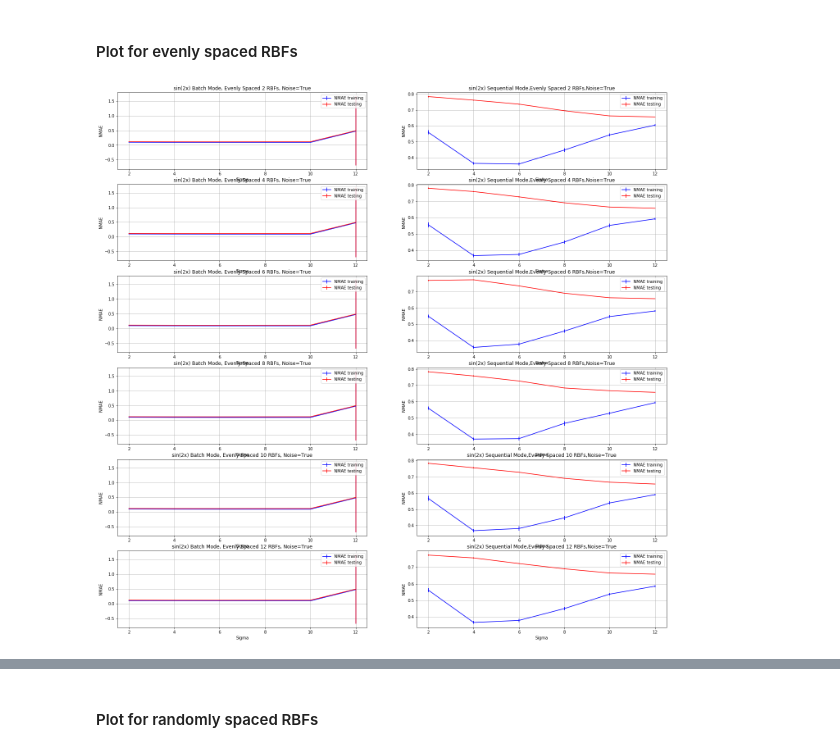
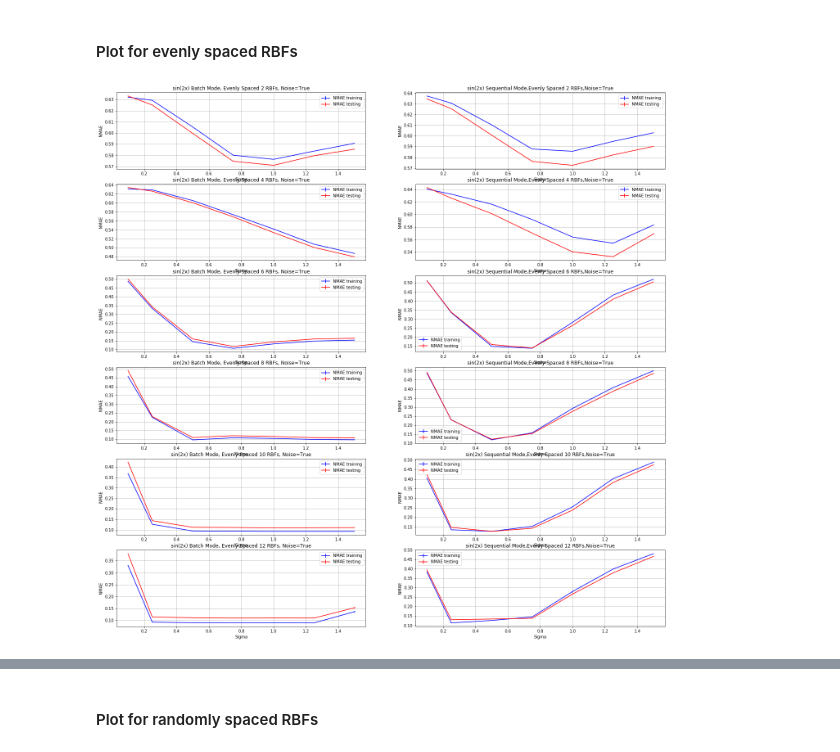
Before and after one commit to smallgreycreatures/DD2437, a Jupyter notebook: lab2/Assignmentpart1_3.1-2.ipynb, the cells around one changed output, grey strips where cells are left out. Cells and saved outputs as stored; diff of their text form; code cells hidden in the pictures.

```diff
--- a/lab2/Assignmentpart1_3.1-2.ipynb
+++ b/lab2/Assignmentpart1_3.1-2.ipynb
@@ -127,9 +149,9 @@ def predict(x_s,mu_s,sigma,w):
 # %% [markdown]
 ### 3.1 Batch mode training using least squares - supervised learning of network weights
 # %%
-sigma = 1
-num_of_rbf = [2,4,6,8,10,12]
-repeat = 100
+sigma = 0.2
+num_of_rbf = [20,22,24,26,28,30,32,34,36,38,40,42,44,46,48,50]
+repeat = 10
 
 data_testing_es = np.zeros((repeat,len(num_of_rbf),2))
 data_testing_r = np.zeros((repeat,len(num_of_rbf),2))
@@ -209,7 +231,7 @@ plt.show()
 # %% [markdown]
 #### Checking NMAE for delta rule learning with varying learning rate
 # %%
-repeat = 100
+repeat = 10
 eta = [1e-1,5e-2,1e-2,5e-3,1e-3,5e-4,1e-4]
 epochs = 20
 sigma = 1
@@ -234,11 +256,11 @@ for times in range(repeat):
         f_hat_seq_es = []
         f_hat_seq_r = []
 
-        for elem in range(test_patterns.shape[0]):
-            tmp_es = predict(np.array([test_patterns[elem]]),mu_es,sigma,w_seq_es)
-            tmp_r = predict(np.array([test_patterns[elem]]),mu_r,sigma,w_seq_r)
-            f_hat_seq_es.append(tmp_es)
-            f_hat_seq_r.append(tmp_r)
+        #for elem in range(test_patterns.shape[0]):
+        tmp_es = predict_seq(test_patterns,mu_es,sigma,w_seq_es)
+        tmp_r = predict_seq(test_patterns,mu_r,sigma,w_seq_r)
+        f_hat_seq_es.append(tmp_es)
+        f_hat_seq_r.append(tmp_r)
 
         data_testing_es_seq[times,it] = calculate_NMAE(f_hat_seq_es,test_targets)
         data_testing_r_seq[times,it] = calculate_NMAE(f_hat_seq_r,test_targets)
@@ -361,8 +385,8 @@ ax12 = fig1.add_subplot(6,2,12)
 #print(np.var(data_training_es[3,:,:],axis=1))
 
 
-ax1.errorbar(num_of_rbf,np.mean(data_training_es[0,:,:],axis=1),yerr=np.var(data_training_es[0,:,:],axis=1),fmt='b',label='NMAE training')
-ax1.errorbar(num_of_rbf,np.mean(data_testing_es[0,:,:],axis=1),yerr=np.var(data_testing_es[0,:,:],axis=1),fmt='r',label='NMAE testing')
+ax1.errorbar(sigmas,np.mean(data_training_es[0,:,:],axis=1),yerr=np.var(data_training_es[0,:,:],axis=1),fmt='b',label='NMAE training')
+ax1.errorbar(sigmas,np.mean(data_testing_es[0,:,:],axis=1),yerr=np.var(data_testing_es[0,:,:],axis=1),fmt='r',label='NMAE testing')
 ax1.set_title('sin(2x) Batch Mode, Evenly Spaced '+str(num_of_rbf[0])+' RBFs, Noise=True')
 ax1.set_xlabel('Sigma')
 ax1.set_ylabel('NMAE')
@@ -371,8 +395,8 @@ ax1.grid(True)
 #ax1.set_xlim([2,12])
 #ax1.set_ylim([0,0.8])
 
-ax2.errorbar(num_of_rbf,np.mean(data_training_es_seq[0,:,:],axis=1),yerr=np.var(data_training_es_seq[0,:,:],axis=1),fmt='b',label='NMAE training')
-ax2.errorbar(num_of_rbf,np.mean(data_testing_es_seq[0,:,:],axis=1),yerr=np.var(data_testing_es_seq[0,:,:],axis=1),fmt='r',label='NMAE testing')
+ax2.errorbar(sigmas,np.mean(data_training_es_seq[0,:,:],axis=1),yerr=np.var(data_training_es_seq[0,:,:],axis=1),fmt='b',label='NMAE training')
+ax2.errorbar(sigmas,np.mean(data_testing_es_seq[0,:,:],axis=1),yerr=np.var(data_testing_es_seq[0,:,:],axis=1),fmt='r',label='NMAE testing')
 ax2.set_title('sin(2x) Sequential Mode,Evenly Spaced '+str(num_of_rbf[0])+' RBFs,Noise=True')
 ax2.set_xlabel('Sigma')
 ax2.set_ylabel('NMAE')
@@ -381,8 +405,8 @@ ax2.grid(True)
 #ax2.set_xlim([2,12])
 #ax2.set_ylim([0,0.8])
 
-ax3.errorbar(num_of_rbf,np.mean(data_training_es[1,:,:],axis=1),yerr=np.var(data_training_es[1,:,:],axis=1),fmt='b',label='NMAE training')
-ax3.errorbar(num_of_rbf,np.mean(data_testing_es[1,:,:],axis=1),yerr=np.var(data_testing_es[1,:,:],axis=1),fmt='r',label='NMAE testing')
+ax3.errorbar(sigmas,np.mean(data_training_es[1,:,:],axis=1),yerr=np.var(data_training_es[1,:,:],axis=1),fmt='b',label='NMAE training')
+ax3.errorbar(sigmas,np.mean(data_testing_es[1,:,:],axis=1),yerr=np.var(data_testing_es[1,:,:],axis=1),fmt='r',label='NMAE testing')
 ax3.set_title('sin(2x) Batch Mode, Evenly Spaced '+str(num_of_rbf[1])+' RBFs, Noise=True')
 ax3.set_xlabel('Sigma')
 ax3.set_ylabel('NMAE')
@@ -392,8 +416,8 @@ ax3.grid(True)
 #ax1.set_ylim([0,0.8])
 
 
-ax4.errorbar(num_of_rbf,np.mean(data_training_es_seq[1,:,:],axis=1),yerr=np.var(data_training_es_seq[1,:,:],axis=1),fmt='b',label='NMAE training')
-ax4.errorbar(num_of_rbf,np.mean(data_testing_es_seq[1,:,:],axis=1),yerr=np.var(data_testing_es_seq[1,:,:],axis=1),fmt='r',label='NMAE testing')
+ax4.errorbar(sigmas,np.mean(data_training_es_seq[1,:,:],axis=1),yerr=np.var(data_training_es_seq[1,:,:],axis=1),fmt='b',label='NMAE training')
+ax4.errorbar(sigmas,np.mean(data_testing_es_seq[1,:,:],axis=1),yerr=np.var(data_testing_es_seq[1,:,:],axis=1),fmt='r',label='NMAE testing')
 ax4.set_title('sin(2x) Sequential Mode,Evenly Spaced '+str(num_of_rbf[1])+' RBFs,Noise=True')
 ax4.set_xlabel('Sigma')
 ax4.set_ylabel('NMAE')
@@ -402,8 +426,8 @@ ax4.grid(True)
 #ax2.set_xlim([2,12])
 #ax2.set_ylim([0,0.8])
 
-ax5.errorbar(num_of_rbf,np.mean(data_training_es[2,:,:],axis=1),yerr=np.var(data_training_es[2,:,:],axis=1),fmt='b',label='NMAE training')
-ax5.errorbar(num_of_rbf,np.mean(data_testing_es[2,:,:],axis=1),yerr=np.var(data_testing_es[2,:,:],axis=1),fmt='r',label='NMAE testing')
+ax5.errorbar(sigmas,np.mean(data_training_es[2,:,:],axis=1),yerr=np.var(data_training_es[2,:,:],axis=1),fmt='b',label='NMAE training')
+ax5.errorbar(sigmas,np.mean(data_testing_es[2,:,:],axis=1),yerr=np.var(data_testing_es[2,:,:],axis=1),fmt='r',label='NMAE testing')
 ax5.set_title('sin(2x) Batch Mode, Evenly Spaced '+str(num_of_rbf[2])+' RBFs, Noise=True')
 ax5.set_xlabel('Sigma')
 ax5.set_ylabel('NMAE')
@@ -412,8 +436,8 @@ ax5.grid(True)
 #ax1.set_xlim([2,12])
 #ax1.set_ylim([0,0.8])
 
-ax6.errorbar(num_of_rbf,np.mean(data_training_es_seq[2,:,:],axis=1),yerr=np.var(data_training_es_seq[2,:,:],axis=1),fmt='b',label='NMAE training')
-ax6.errorbar(num_of_rbf,np.mean(data_testing_es_seq[2,:,:],axis=1),yerr=np.var(data_testing_es_seq[2,:,:],axis=1),fmt='r',label='NMAE testing')
+ax6.errorbar(sigmas,np.mean(data_training_es_seq[2,:,:],axis=1),yerr=np.var(data_training_es_seq[2,:,:],axis=1),fmt='b',label='NMAE training')
+ax6.errorbar(sigmas,np.mean(data_testing_es_seq[2,:,:],axis=1),yerr=np.var(data_testing_es_seq[2,:,:],axis=1),fmt='r',label='NMAE testing')
 ax6.set_title('sin(2x) Sequential Mode,Evenly Spaced '+str(num_of_rbf[2])+' RBFs,Noise=True')
 ax6.set_xlabel('Sigma')
 ax6.set_ylabel('NMAE')
@@ -423,8 +447,8 @@ ax6.grid(True)
 #ax2.set_ylim([0,0.8])
 
 
-ax7.errorbar(num_of_rbf,np.mean(data_training_es[3,:,:],axis=1),yerr=np.around(np.var(data_training_es[3,:,:],axis=1),2),fmt='b',label='NMAE training')
-ax7.errorbar(num_of_rbf,np.mean(data_testing_es[3,:,:],axis=1),yerr=np.around(np.var(data_testing_es[3,:,:],axis=1),2),fmt='r',label='NMAE testing')
+ax7.errorbar(sigmas,np.mean(data_training_es[3,:,:],axis=1),yerr=np.around(np.var(data_training_es[3,:,:],axis=1),2),fmt='b',label='NMAE training')
+ax7.errorbar(sigmas,np.mean(data_testing_es[3,:,:],axis=1),yerr=np.around(np.var(data_testing_es[3,:,:],axis=1),2),fmt='r',label='NMAE testing')
 ax7.set_title('sin(2x) Batch Mode, Evenly Spaced '+str(num_of_rbf[3])+' RBFs, Noise=True')
 ax7.set_xlabel('Sigma')
 ax7.set_ylabel('NMAE')
@@ -434,8 +458,8 @@ ax7.grid(True)
 #ax1.set_ylim([0,0.8])
 
 
-ax8.errorbar(num_of_rbf,np.mean(data_training_es_seq[3,:,:],axis=1),yerr=np.var(data_training_es_seq[3,:,:],axis=1),fmt='b',label='NMAE training')
-ax8.errorbar(num_of_rbf,np.mean(data_testing_es_seq[3,:,:],axis=1),yerr=np.var(data_testing_es_seq[3,:,:],axis=1),fmt='r',label='NMAE testing')
+ax8.errorbar(sigmas,np.mean(data_training_es_seq[3,:,:],axis=1),yerr=np.var(data_training_es_seq[3,:,:],axis=1),fmt='b',label='NMAE training')
+ax8.errorbar(sigmas,np.mean(data_testing_es_seq[3,:,:],axis=1),yerr=np.var(data_testing_es_seq[3,:,:],axis=1),fmt='r',label='NMAE testing')
 ax8.set_title('sin(2x) Sequential Mode,Evenly Spaced '+str(num_of_rbf[3])+' RBFs,Noise=True')
 ax8.set_xlabel('Sigma')
 ax8.set_ylabel('NMAE')
@@ -444,8 +468,8 @@ ax8.grid(True)
 #ax2.set_xlim([2,12])
 #ax2.set_ylim([0,0.8])
 
-ax9.errorbar(num_of_rbf,np.mean(data_training_es[4,:,:],axis=1),yerr=np.var(data_training_es[4,:,:],axis=1),fmt='b',label='NMAE training')
-ax9.errorbar(num_of_rbf,np.mean(data_testing_es[4,:,:],axis=1),yerr=np.var(data_testing_es[4,:,:],axis=1),fmt='r',label='NMAE testing')
+ax9.errorbar(sigmas,np.mean(data_training_es[4,:,:],axis=1),yerr=np.var(data_training_es[4,:,:],axis=1),fmt='b',label='NMAE training')
+ax9.errorbar(sigmas,np.mean(data_testing_es[4,:,:],axis=1),yerr=np.var(data_testing_es[4,:,:],axis=1),fmt='r',label='NMAE testing')
 ax9.set_title('sin(2x) Batch Mode, Evenly Spaced '+str(num_of_rbf[4])+' RBFs, Noise=True')
 ax9.set_xlabel('Sigma')
 ax9.set_ylabel('NMAE')
@@ -454,38 +478,38 @@ ax9.grid(True)
 #ax1.set_xlim([2,12])
 #ax1.set_ylim([0,0.8])
 
-ax10.errorbar(num_of_rbf,np.mean(data_training_es_seq[4,:,:],axis=1),yerr=np.var(data_training_es_seq[4,:,:],axis=1),fmt='b',label='NMAE training')
-ax10.errorbar(num_of_rbf,np.mean(data_testing_es_seq[4,:,:],axis=1),yerr=np.var(data_testing_es_seq[4,:,:],axis=1),fmt='r',label='NMAE testing')
+ax10.errorbar(sigmas,np.mean(data_training_es_seq[4,:,:],axis=1),yerr=np.var(data_training_es_seq[4,:,:],axis=1),fmt='b',label='NMAE training')
+ax10.errorbar(sigmas,np.mean(data_testing_es_seq[4,:,:],axis=1),yerr=np.var(data_testing_es_seq[4,:,:],axis=1),fmt='r',label='NMAE testing')
 ax10.set_title('sin(2x) Sequential Mode,Evenly Spaced '+str(num_of_rbf[4])+' RBFs,Noise=True')
 ax10.set_xlabel('Sigma')
 ax10.set_ylabel('NMAE')
 ax10.legend()
 ax10.grid(True)
 #ax2.set_xlim([2,12])
 #ax2.set_ylim([0,0.8])
 
-ax11.errorbar(num_of_rbf,np.mean(data_training_es[5,:,:],axis=1),yerr=np.var(data_training_es[5,:,:],axis=1),fmt='b',label='NMAE training')
-ax11.errorbar(num_of_rbf,np.mean(data_testing_es[5,:,:],axis=1),yerr=np.var(data_testing_es[5,:,:],axis=1),fmt='r',label='NMAE testing')
+ax11.errorbar(sigmas,np.mean(data_training_es[5,:,:],axis=1),yerr=np.var(data_training_es[5,:,:],axis=1),fmt='b',label='NMAE training')
+ax11.errorbar(sigmas,np.mean(data_testing_es[5,:,:],axis=1),yerr=np.var(data_testing_es[5,:,:],axis=1),fmt='r',label='NMAE testing')
 ax11.set_title('sin(2x) Batch Mode, Evenly Spaced '+str(num_of_rbf[5])+' RBFs, Noise=True')
 ax11.set_xlabel('Sigma')
 ax11.set_ylabel('NMAE')
 ax11.legend()
 ax11.grid(True)
 #ax1.set_xlim([2,12])
 #ax1.set_ylim([0,0.8])
 
 
-ax12.errorbar(num_of_rbf,np.mean(data_training_es_seq[5,:,:],axis=1),yerr=np.var(data_training_es_seq[5,:,:],axis=1),fmt='b',label='NMAE training')
-ax12.errorbar(num_of_rbf,np.mean(data_testing_es_seq[5,:,:],axis=1),yerr=np.var(data_testing_es_seq[5,:,:],axis=1),fmt='r',label='NMAE testing')
+ax12.errorbar(sigmas,np.mean(data_training_es_seq[5,:,:],axis=1),yerr=np.var(data_training_es_seq[5,:,:],axis=1),fmt='b',label='NMAE training')
+ax12.errorbar(sigmas,np.mean(data_testing_es_seq[5,:,:],axis=1),yerr=np.var(data_testing_es_seq[5,:,:],axis=1),fmt='r',label='NMAE testing')
 ax12.set_title('sin(2x) Sequential Mode,Evenly Spaced '+str(num_of_rbf[5])+' RBFs,Noise=True')
 ax12.set_xlabel('Sigma')
 ax12.set_ylabel('NMAE')
 ax12.legend()
 ax12.grid(True)
 #ax2.set_xlim([2,12])
 #ax2.set_ylim([0,0.8])
 
 
 plt.show()
 # %% [output]
-[figure, old version]
+[figure, new version]
```
Also changed, not shown: parts of 11 cells of this notebook.
